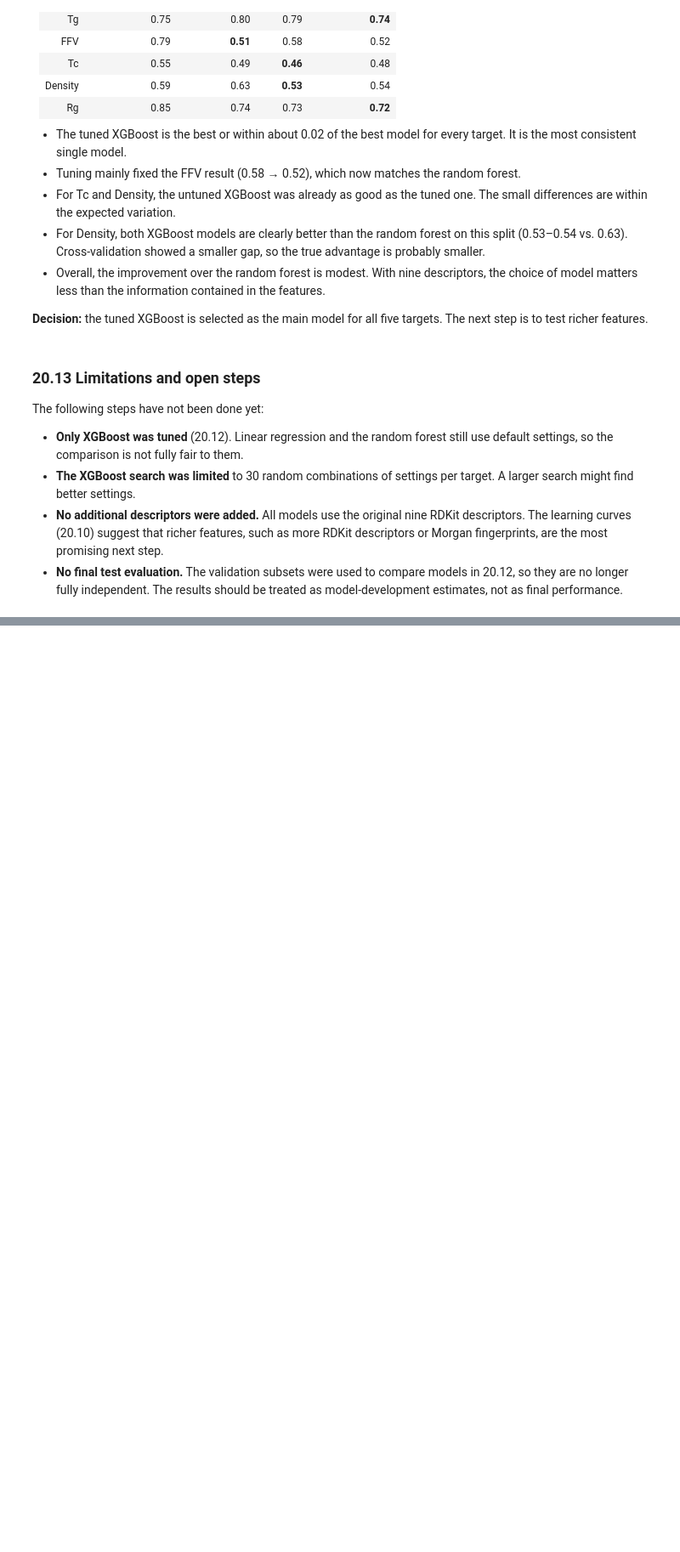
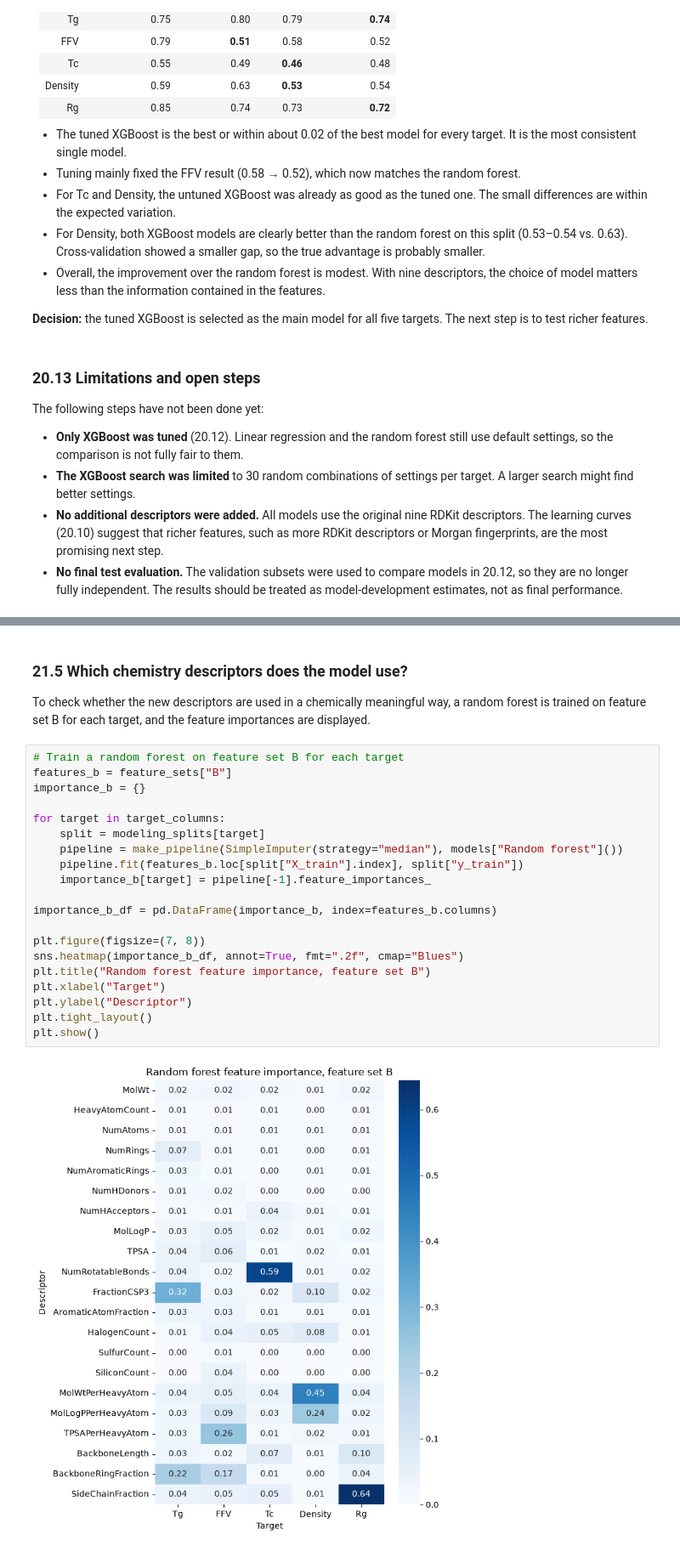
Before and after one commit to SuhmiHwang/capstone_virtual_lab_mohamed_suhmi, a Jupyter notebook: notebooks/04_Suhmi_modeling.ipynb, the cells around one changed output, grey strips where cells are left out. Shown at 85% size. Saved outputs shown, nothing was run; the diff lists cells and outputs as text; blank space fills up the shorter version.

```diff
--- a/notebooks/04_Suhmi_modeling.ipynb
+++ b/notebooks/04_Suhmi_modeling.ipynb
@@ -3738,0 +4046,28 @@ The following steps have not been done yet:
+# %% [markdown]
+### 21.5 Which chemistry descriptors does the model use?
+
+To check whether the new descriptors are used in a chemically
+meaningful way, a random forest is trained on feature set B for
+each target, and the feature importances are displayed.
+# %%
+# Train a random forest on feature set B for each target
+features_b = feature_sets["B"]
+importance_b = {}
+
+for target in target_columns:
+    split = modeling_splits[target]
+    pipeline = make_pipeline(SimpleImputer(strategy="median"), models["Random forest"]())
+    pipeline.fit(features_b.loc[split["X_train"].index], split["y_train"])
+    importance_b[target] = pipeline[-1].feature_importances_
+
+importance_b_df = pd.DataFrame(importance_b, index=features_b.columns)
+
+plt.figure(figsize=(7, 8))
+sns.heatmap(importance_b_df, annot=True, fmt=".2f", cmap="Blues")
+plt.title("Random forest feature importance, feature set B")
+plt.xlabel("Target")
+plt.ylabel("Descriptor")
+plt.tight_layout()
+plt.show()
+# %% [output]
+[figure, added]
```
Also changed, not shown: parts of 37 cells of this notebook, 24 other files.
